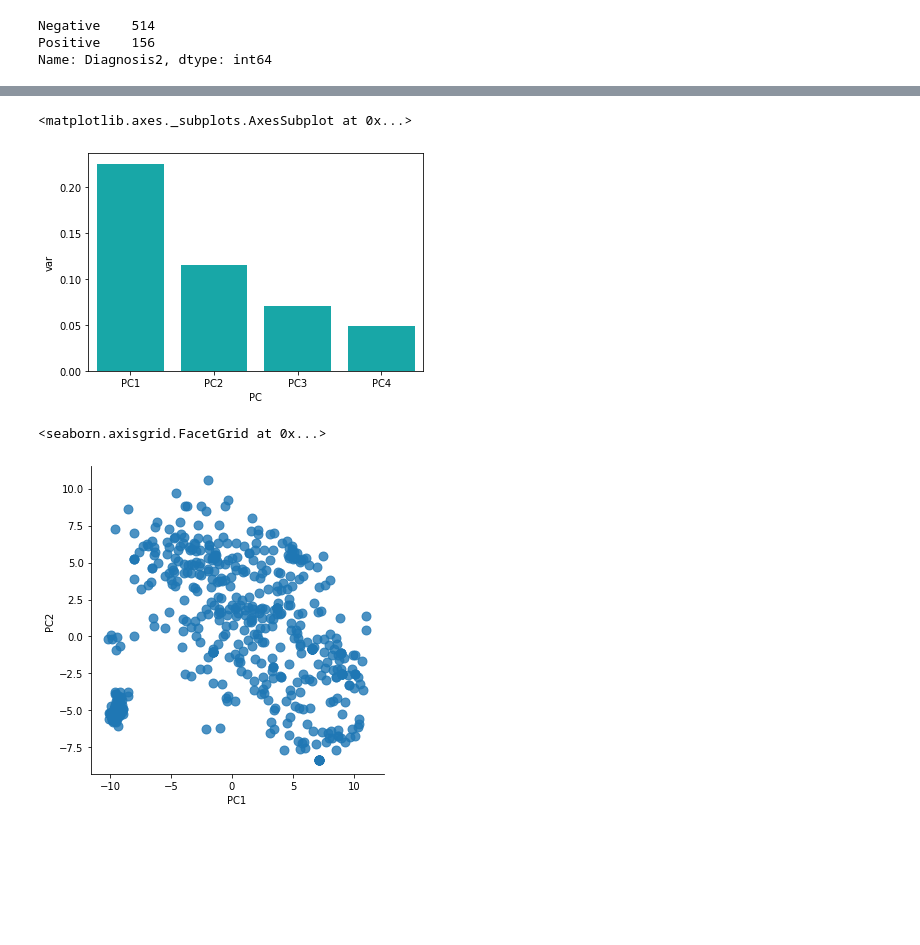
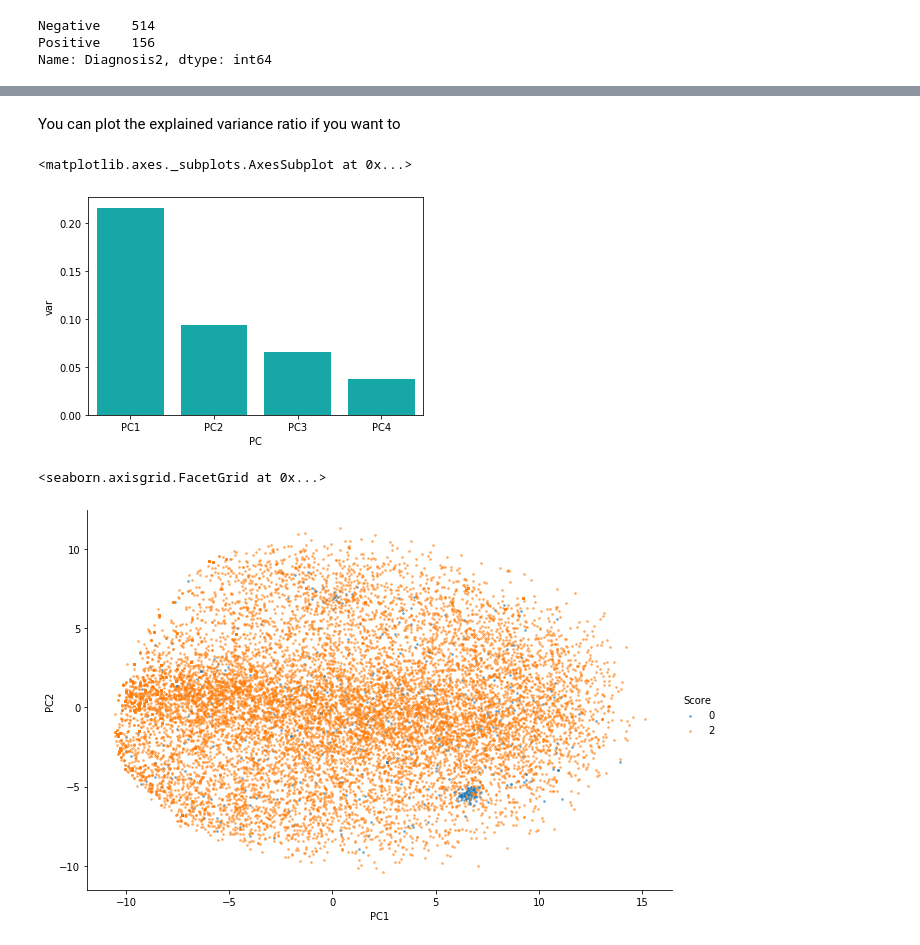
Before and after one commit to elisaoh/fb_data, a Jupyter notebook: FB.ipynb, the cells around one changed output, grey strips where cells are left out. Drawn from its saved outputs; the diff is of its cells as text; code cells hidden in the pictures; blank space fills up the shorter version.

```diff
--- a/FB.ipynb
+++ b/FB.ipynb
@@ -122,19 +115,45 @@ from sklearn import decomposition
+# %%
+embeddings_df = pd.DataFrame(columns=['SMID', 'TimeStamp', 'Message', 'Type', 'StillParticipant',
+       'Participants', 'ConvoKey', 'PhotoPath', 'Direction', 'Removed',
+       'Sender', 'Embeddings', 'Score', 'Label'])
+# %%
+sentences_df = pd.read_csv(data_folder + str(labels_df.SMID[1])+".csv")
+# %%
+# this can be really slow if you have too many files, there are around 10k sentences in i=1, takes around 5-10min
+for i in range(2):
+    sentences_df = pd.read_csv(data_folder + str(labels_df.SMID[i])+".csv")
+    sentences= sentences_df.Message.astype("str").to_list()
+    sentence_embeddings = model.encode(sentences)
+    sentences_df["Embeddings"] = sentence_embeddings
+    sentences_df["Score"] = labels_df["Score"][i]
+    sentences_df["Label"] = labels_df["Diagnosis2"][i]
+    embeddings_df = embeddings_df.append(sentences_df)
+# %%
+pca = decomposition.PCA(n_components=4)
+pc = pca.fit_transform(embeddings_df.Embeddings.to_list())
+pc_df = pd.DataFrame(data = pc ,
+        columns = ['PC1', 'PC2','PC3','PC4'])
+pc_df["Score"] = embeddings_df.Score.to_list()
+pc_df["Label"] = embeddings_df.Label.to_list()
+# %% [markdown]
+You can plot the explained variance ratio if you want to
 # %%
-pca = decomposition.PCA(n_components=4)
-pc = pca.fit_transform(data)
-pc_df = pd.DataFrame(data = pc ,
-        columns = ['PC1', 'PC2','PC3','PC4'])
-# pc_df["target"] = y_target
-# pc_df["predict"] = y_predict
 df = pd.DataFrame({'var':pca.explained_variance_ratio_,
              'PC':['PC1','PC2','PC3','PC4']})
 sns.barplot(x='PC',y="var",
            data=df, color="c")
 # %% [output]
 <matplotlib.axes._subplots.AxesSubplot at 0x...>
-[figure, old version]
+[figure, new version]
 # %%
-sns.lmplot( x="PC1", y="PC2", data=pc_df, fit_reg=False, scatter_kws={"s": 80})
+sns.lmplot( x="PC1", y="PC2",
+  data=pc_df,
+  fit_reg=False,
+  hue='Score', # color by score, can be changed to label, SMID(?)...
+  legend=True,
+  scatter_kws={"s": 3, "alpha": 0.5},
+   height=6,
+  aspect = 1.5) # specify the point size
 # %% [output]
 <seaborn.axisgrid.FacetGrid at 0x...>
-[figure, old version]
+[figure, new version]
```
Also changed, not shown: parts of 27 cells of this notebook.
